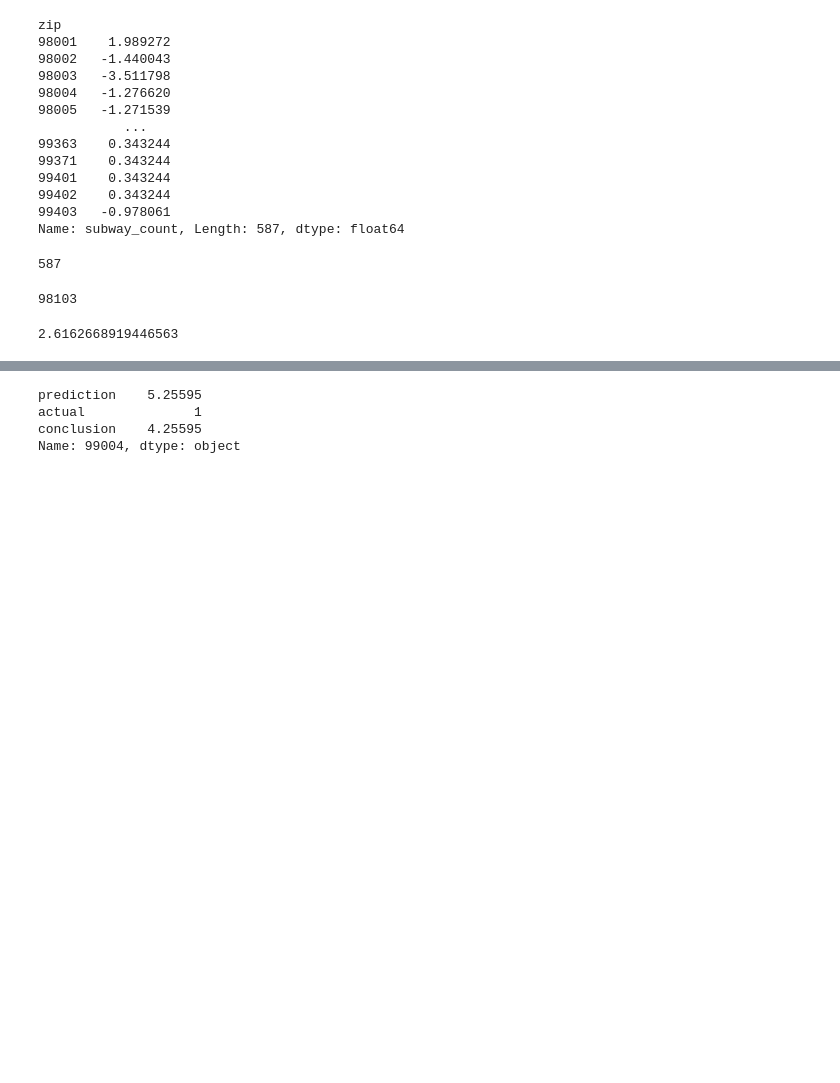
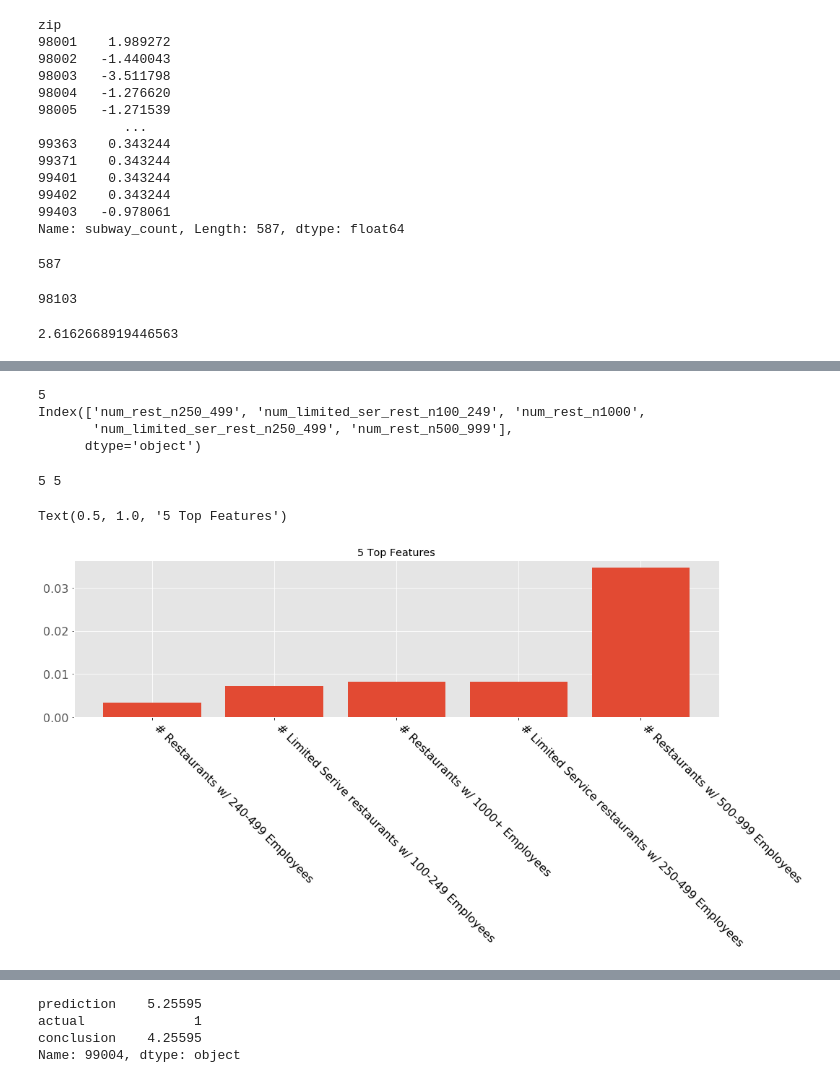
Before and after one commit to Tenacious-E/Subway_Restaurant_Optimizer, a Jupyter notebook: Subway_Optimizer.ipynb, the cells around one changed output, grey strips where cells are left out. Saved outputs shown, nothing was run; the diff lists cells and outputs as text; code cells hidden in the pictures; blank space fills up the shorter version.

```diff
--- a/Subway_Optimizer.ipynb
+++ b/Subway_Optimizer.ipynb
@@ -268,5 +795,0 @@ len(a)
-# %%
-subway_count = dict()
-for key, value in subway_dict_WA.items():
-    new_key = zip_converter.loc[int(key),'ZCTA']
-    subway_count[int(new_key)] = len(value)
@@ -660,5 +1164,7 @@ for col in df.columns[-5:]:
 # %%
 model = GradientBoostingRegressor(learning_rate=.01, criterion='mae',max_depth=6)
+# %%
+df = df.fillna(-1)
 # %%
 df.isna().sum()
 # %% [output]
@@ -777,0 +1383,2 @@ result_website
+# %%
+model.fit(df,y)
@@ -777,0 +1395,25 @@ result_website
+# %%
+y = model.feature_importances_[:5]
+x = df.columns[np.argsort(model.feature_importances_)[:5]]
+print(len(x))
+print(x)
+x = ['# Restaurants w/ 240-499 Employees','# Limited Serive restaurants w/ 100-249 Employees', '# Restaurants w/ 1000+ Employees',
+     '# Limited Service restaurants w/ 250-499 Employees','# Restaurants w/ 500-999 Employees']
+# %% [output]
+5
+Index(['num_rest_n250_499', 'num_limited_ser_rest_n100_249', 'num_rest_n1000',
+       'num_limited_ser_rest_n250_499', 'num_rest_n500_999'],
+      dtype='object')
+# %%
+fig, ax = plt.subplots(figsize=(16, 4))
+print(len(x),len(y))
+ax.bar(x, y)
+#plt.xticks(rotation=45)
+plt.setp( ax.xaxis.get_majorticklabels(), rotation=-45, ha="left" )
+ax.tick_params(axis='x', colors='black')
+ax.tick_params(axis='both', which='major', labelsize=16)
+plt.title('5 Top Features')
+# %% [output]
+5 5
+Text(0.5, 1.0, '5 Top Features')
+[figure, added]
```
Also changed, not shown: parts of 71 cells of this notebook.
